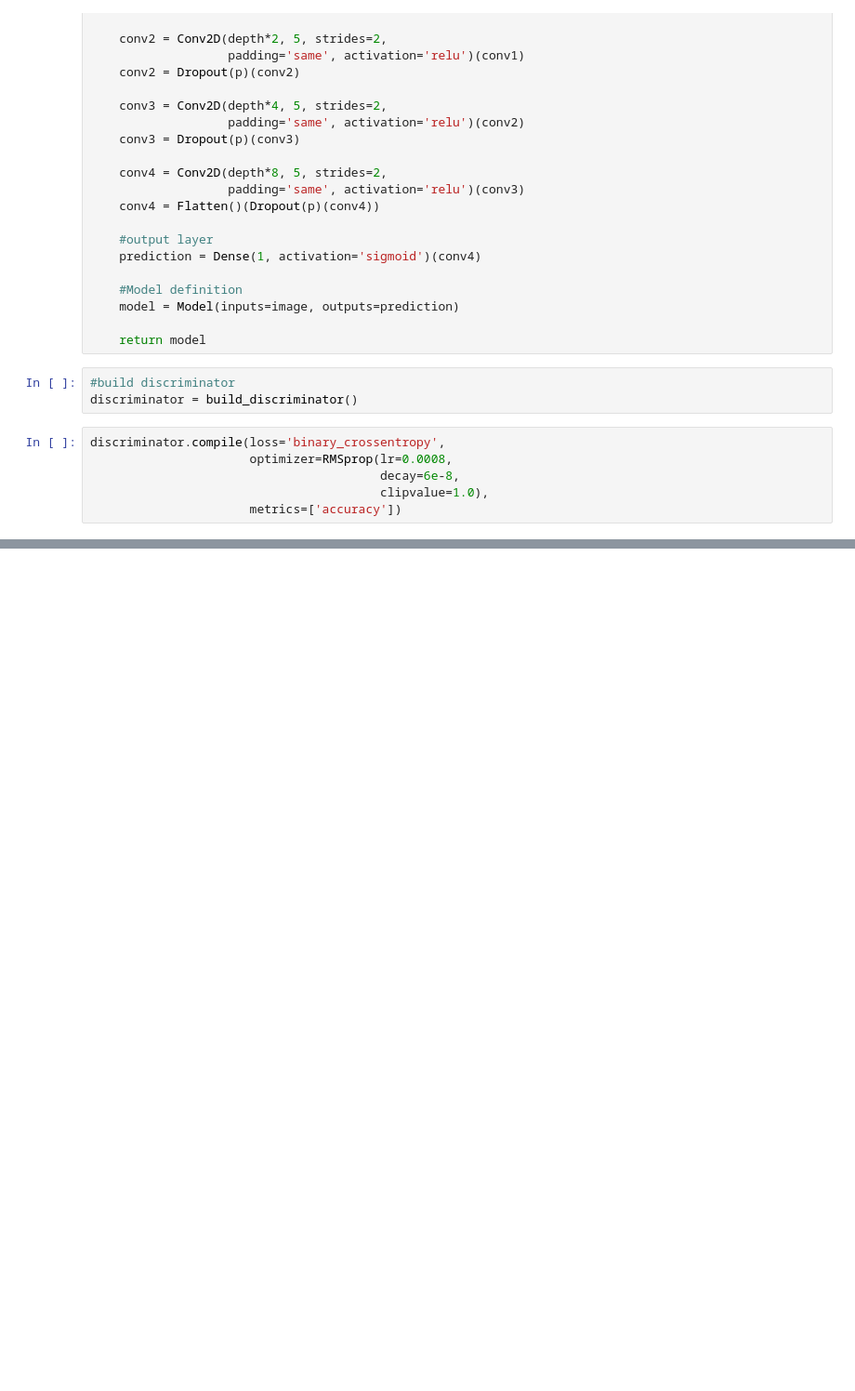
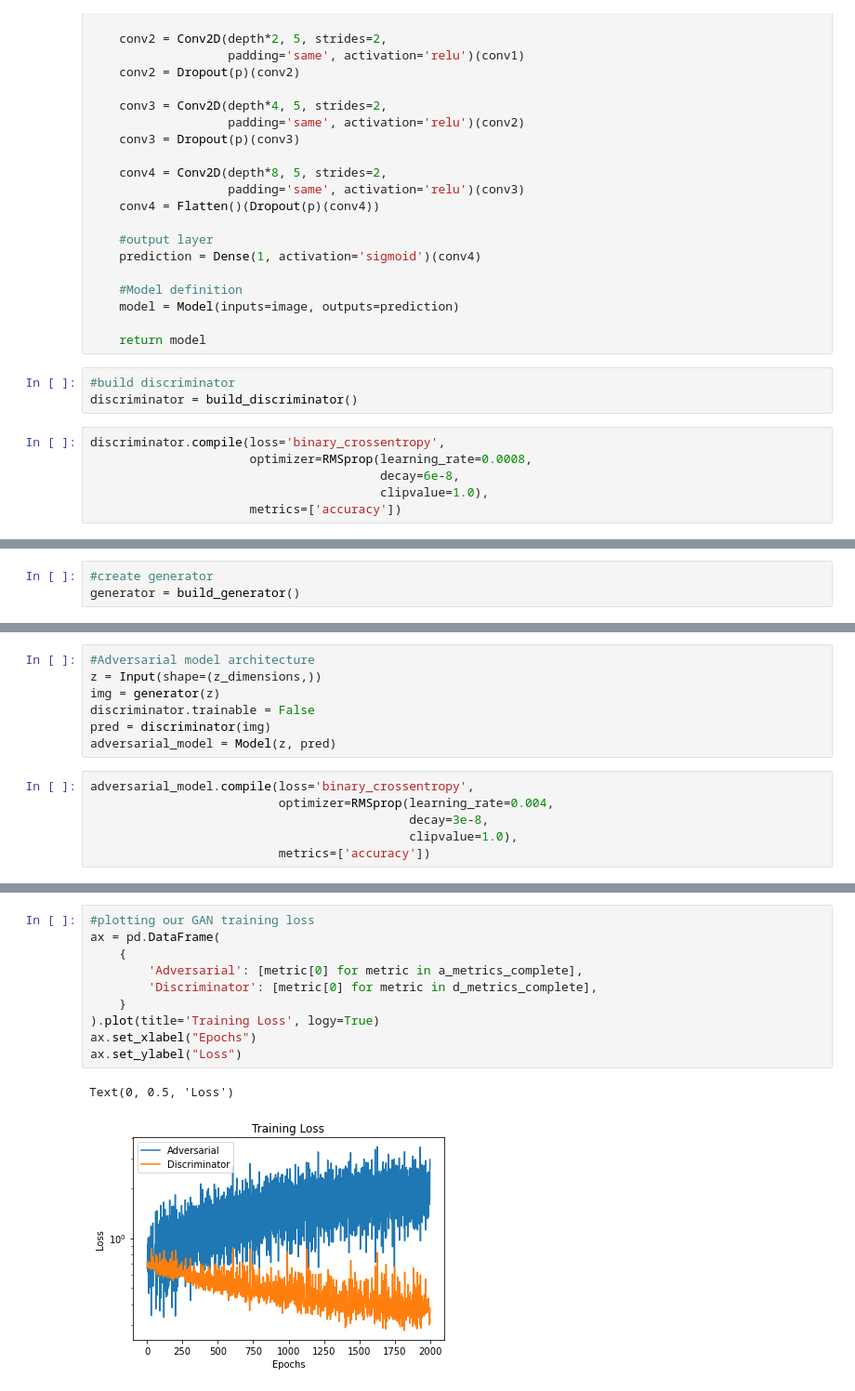
Before and after one commit to Brenden-Dean-Perry/AI-Research, a Jupyter notebook: Python/Generative Adversarial Networks/GenerativeAdversarialNetworkSketchExample.ipynb, the cells around one changed output, grey strips where cells are left out. Shown at 93% size. Cells and saved outputs as stored; diff of their text form; blank space fills up the shorter version.

```diff
--- a/Python/Generative Adversarial Networks/GenerativeAdversarialNetworkSketchExample.ipynb
+++ b/Python/Generative Adversarial Networks/GenerativeAdversarialNetworkSketchExample.ipynb
@@ -59,7 +68,7 @@ def build_discriminator(depth=64, p=0.4):
 discriminator = build_discriminator()
 # %%
 discriminator.compile(loss='binary_crossentropy',
-                      optimizer=RMSprop(lr=0.0008,
+                      optimizer=RMSprop(learning_rate=0.0008,
                                         decay=6e-8,
                                         clipvalue=1.0),
                       metrics=['accuracy'])
@@ -65,0 +122,3 @@ discriminator.compile(loss='binary_crossentropy',
+# %%
+#create generator
+generator = build_generator()
@@ -65,0 +127,13 @@ discriminator.compile(loss='binary_crossentropy',
+# %%
+#Adversarial model architecture
+z = Input(shape=(z_dimensions,))
+img = generator(z)
+discriminator.trainable = False
+pred = discriminator(img)
+adversarial_model = Model(z, pred)
+# %%
+adversarial_model.compile(loss='binary_crossentropy',
+                          optimizer=RMSprop(learning_rate=0.004,
+                                            decay=3e-8,
+                                            clipvalue=1.0),
+                          metrics=['accuracy'])
@@ -65,0 +254,13 @@ discriminator.compile(loss='binary_crossentropy',
+# %%
+#plotting our GAN training loss
+ax = pd.DataFrame(
+    {
+        'Adversarial': [metric[0] for metric in a_metrics_complete],
+        'Discriminator': [metric[0] for metric in d_metrics_complete],
+    }
+).plot(title='Training Loss', logy=True)
+ax.set_xlabel("Epochs")
+ax.set_ylabel("Loss")
+# %% [output]
+Text(0, 0.5, 'Loss')
+[figure, added]
```
Also changed, not shown: parts of 11 cells of this notebook.
